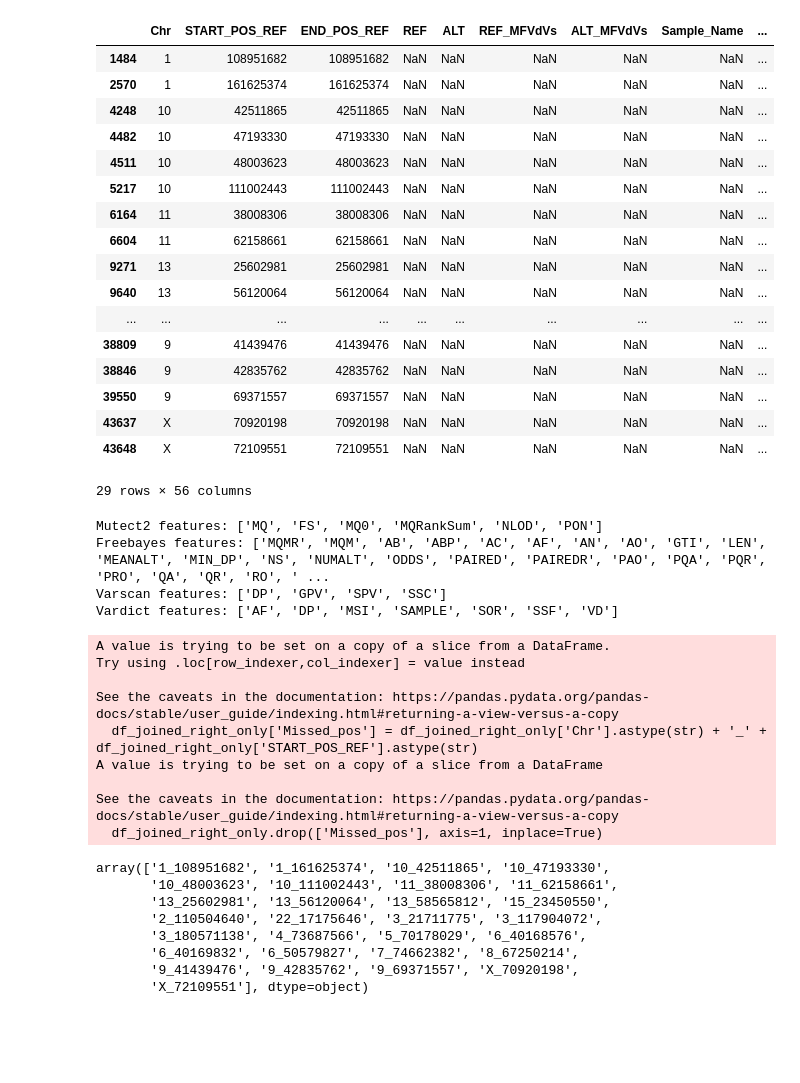
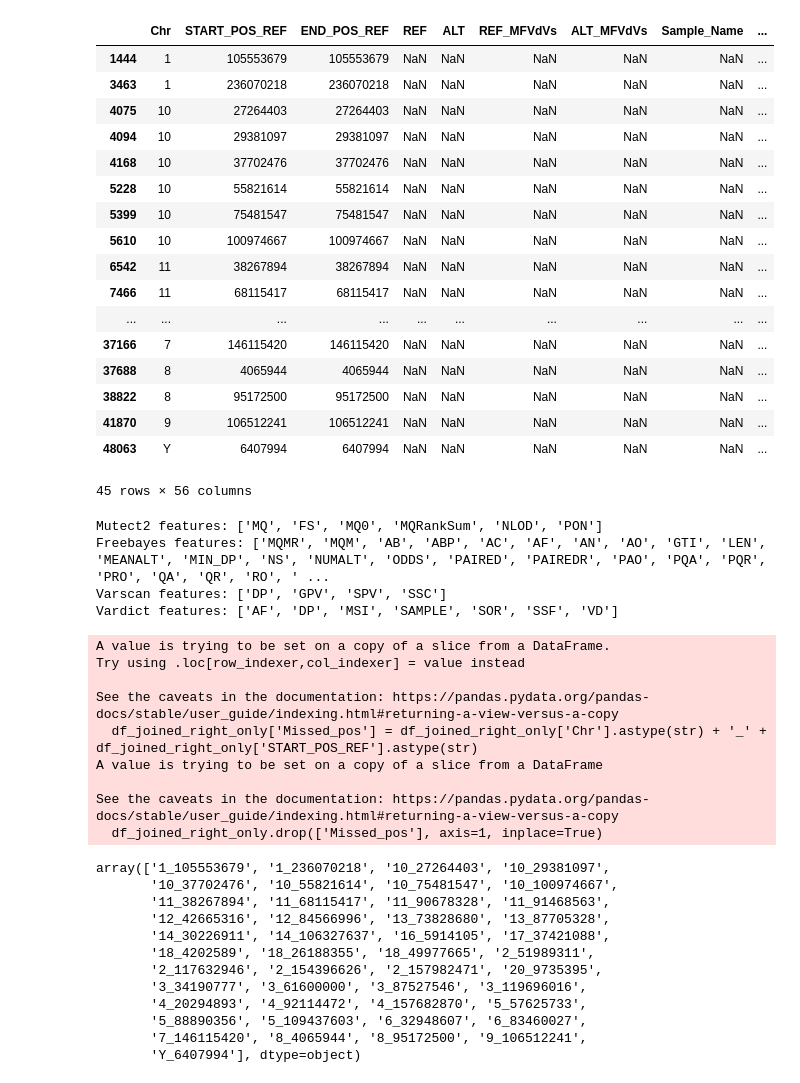
Before and after one commit to melloo21/cs4220_projects, a Jupyter notebook: get_missed_rows.ipynb, the cells around one changed output. Drawn from its saved outputs; the diff is of its cells as text; code cells hidden in the pictures; blank space fills up the shorter version.

```diff
--- a/get_missed_rows.ipynb
+++ b/get_missed_rows.ipynb
@@ -13,32 +8,29 @@ please provide us feedback at https://github.com/pandas-dev/pandas/issues/54466
 # %%
 df1 = pd.read_csv(f'{data_folder}/snv-parse-{curr_folder}_all_features.txt', delimiter='\t')
-# df1=  pd.read_csv(f'data/real1/ver1-real-1-parse.txt', delimiter='\t') #due to different naming convention
-df_label_header = ["Chr","START_POS_REF","END_POS_REF"]
-df_label = pd.read_csv(f'{data_folder}/{curr_folder}/{curr_folder}_truth.bed',sep='\t', comment='t', header=None)
-df_label.columns = df_label_header[:len(df_label.columns)]
+df_label = pd.read_csv(f'{data_folder}/{curr_folder}/{curr_folder}_truth.bed', delimiter='\t')
 df1['Chr'] = df1['Chr'].astype(str)
 df_label['Chr'] = df_label['Chr'].astype(str)
 df_joined = df1.merge(df_label, on=['Chr', 'START_POS_REF', 'END_POS_REF'], how='outer', indicator=True)
 df_joined[df_joined['_merge'] == 'right_only']
 # %% [output]
 |  | Chr | START_POS_REF | END_POS_REF | REF | ALT | REF_MFVdVs | ALT_MFVdVs | Sample_Name | ... |
-| 1484 | 1 | 108951682 | 108951682 | NaN | NaN | NaN | NaN | NaN | ... |
-| 2570 | 1 | 161625374 | 161625374 | NaN | NaN | NaN | NaN | NaN | ... |
-| 4248 | 10 | 42511865 | 42511865 | NaN | NaN | NaN | NaN | NaN | ... |
-| 4482 | 10 | 47193330 | 47193330 | NaN | NaN | NaN | NaN | NaN | ... |
-| 4511 | 10 | 48003623 | 48003623 | NaN | NaN | NaN | NaN | NaN | ... |
-| 5217 | 10 | 111002443 | 111002443 | NaN | NaN | NaN | NaN | NaN | ... |
-| 6164 | 11 | 38008306 | 38008306 | NaN | NaN | NaN | NaN | NaN | ... |
-| 6604 | 11 | 62158661 | 62158661 | NaN | NaN | NaN | NaN | NaN | ... |
-| 9271 | 13 | 25602981 | 25602981 | NaN | NaN | NaN | NaN | NaN | ... |
-| 9640 | 13 | 56120064 | 56120064 | NaN | NaN | NaN | NaN | NaN | ... |
+| 1444 | 1 | 105553679 | 105553679 | NaN | NaN | NaN | NaN | NaN | ... |
+| 3463 | 1 | 236070218 | 236070218 | NaN | NaN | NaN | NaN | NaN | ... |
+| 4075 | 10 | 27264403 | 27264403 | NaN | NaN | NaN | NaN | NaN | ... |
+| 4094 | 10 | 29381097 | 29381097 | NaN | NaN | NaN | NaN | NaN | ... |
+| 4168 | 10 | 37702476 | 37702476 | NaN | NaN | NaN | NaN | NaN | ... |
+| 5228 | 10 | 55821614 | 55821614 | NaN | NaN | NaN | NaN | NaN | ... |
+| 5399 | 10 | 75481547 | 75481547 | NaN | NaN | NaN | NaN | NaN | ... |
+| 5610 | 10 | 100974667 | 100974667 | NaN | NaN | NaN | NaN | NaN | ... |
+| 6542 | 11 | 38267894 | 38267894 | NaN | NaN | NaN | NaN | NaN | ... |
+| 7466 | 11 | 68115417 | 68115417 | NaN | NaN | NaN | NaN | NaN | ... |
 | ... | ... | ... | ... | ... | ... | ... | ... | ... | ... |
-| 38809 | 9 | 41439476 | 41439476 | NaN | NaN | NaN | NaN | NaN | ... |
-| 38846 | 9 | 42835762 | 42835762 | NaN | NaN | NaN | NaN | NaN | ... |
-| 39550 | 9 | 69371557 | 69371557 | NaN | NaN | NaN | NaN | NaN | ... |
-| 43637 | X | 70920198 | 70920198 | NaN | NaN | NaN | NaN | NaN | ... |
-| 43648 | X | 72109551 | 72109551 | NaN | NaN | NaN | NaN | NaN | ... |
+| 37166 | 7 | 146115420 | 146115420 | NaN | NaN | NaN | NaN | NaN | ... |
+| 37688 | 8 | 4065944 | 4065944 | NaN | NaN | NaN | NaN | NaN | ... |
+| 38822 | 8 | 95172500 | 95172500 | NaN | NaN | NaN | NaN | NaN | ... |
+| 41870 | 9 | 106512241 | 106512241 | NaN | NaN | NaN | NaN | NaN | ... |
+| 48063 | Y | 6407994 | 6407994 | NaN | NaN | NaN | NaN | NaN | ... |
-29 rows × 56 columns
+45 rows × 56 columns
 # %%
 m2_cols = [col.split('_', 1)[1] for col in df_joined.columns if col.startswith('m2_')]
 f_cols = [col.split('_', 1)[1] for col in df_joined.columns if col.startswith('f_')]
@@ -69,14 +61,18 @@ A value is trying to be set on a copy of a slice from a DataFrame
 
 See the caveats in the documentation: https://pandas.pydata.org/pandas-docs/stable/user_guide/indexing.html#returning-a-view-versus-a-copy
   df_joined_right_only.drop(['Missed_pos'], axis=1, inplace=True)
-array(['1_108951682', '1_161625374', '10_42511865', '10_47193330',
-       '10_48003623', '10_111002443', '11_38008306', '11_62158661',
-       '13_25602981', '13_56120064', '13_58565812', '15_23450550',
-       '2_110504640', '22_17175646', '3_21711775', '3_117904072',
-       '3_180571138', '4_73687566', '5_70178029', '6_40168576',
-       '6_40169832', '6_50579827', '7_74662382', '8_67250214',
-       '9_41439476', '9_42835762', '9_69371557', 'X_70920198',
-       'X_72109551'], dtype=object)
+array(['1_105553679', '1_236070218', '10_27264403', '10_29381097',
+       '10_37702476', '10_55821614', '10_75481547', '10_100974667',
+       '11_38267894', '11_68115417', '11_90678328', '11_91468563',
+       '12_42665316', '12_84566996', '13_73828680', '13_87705328',
+       '14_30226911', '14_106327637', '16_5914105', '17_37421088',
+       '18_4202589', '18_26188355', '18_49977665', '2_51989311',
+       '2_117632946', '2_154396626', '2_157982471', '20_9735395',
+       '3_34190777', '3_61600000', '3_87527546', '3_119696016',
+       '4_20294893', '4_92114472', '4_157682870', '5_57625733',
+       '5_88890356', '5_109437603', '6_32948607', '6_83460027',
+       '7_146115420', '8_4065944', '8_95172500', '9_106512241',
+       'Y_6407994'], dtype=object)
 # %%
 df_missed = pd.DataFrame(columns=df_joined.columns)
 # df_missed.columns
```
Also changed, not shown: parts of 18 cells of this notebook.
